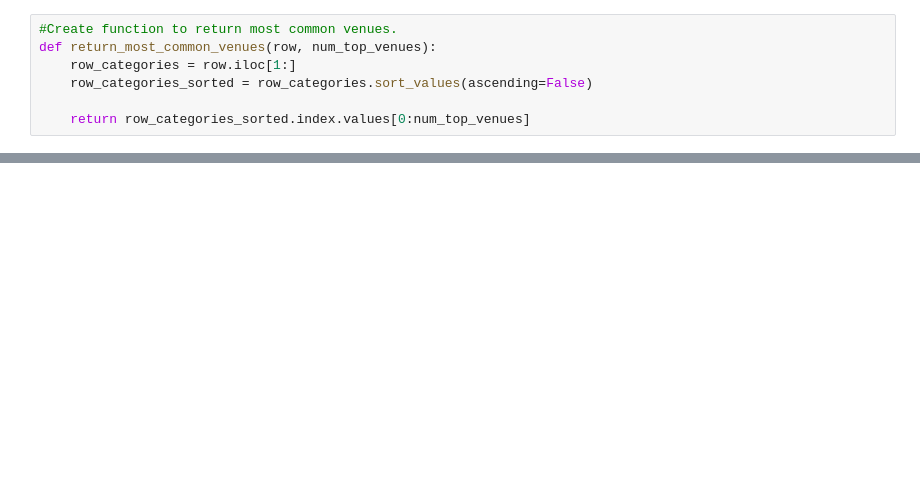
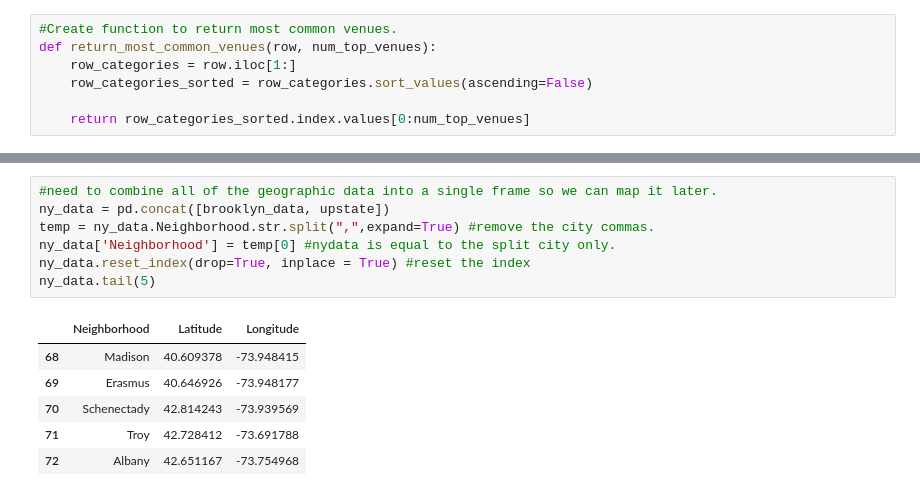
Before and after one commit to stryder518/Data_Science_Capstone, a Jupyter notebook: Data Science Capstone.ipynb, the cells around one changed output, grey strips where cells are left out. Drawn from its saved outputs; the diff is of its cells as text; blank space fills up the shorter version.

```diff
--- a/Data Science Capstone.ipynb
+++ b/Data Science Capstone.ipynb
@@ -478,0 +475,14 @@ NameError: name 'search_data' is not defined
+# %%
+#need to combine all of the geographic data into a single frame so we can map it later.
+ny_data = pd.concat([brooklyn_data, upstate])
+temp = ny_data.Neighborhood.str.split(",",expand=True) #remove the city commas.
+ny_data['Neighborhood'] = temp[0] #nydata is equal to the split city only.
+ny_data.reset_index(drop=True, inplace = True) #reset the index
+ny_data.tail(5)
+# %% [output]
+|  | Neighborhood | Latitude | Longitude |
+| 68 | Madison | 40.609378 | -73.948415 |
+| 69 | Erasmus | 40.646926 | -73.948177 |
+| 70 | Schenectady | 42.814243 | -73.939569 |
+| 71 | Troy | 42.728412 | -73.691788 |
+| 72 | Albany | 42.651167 | -73.754968 |
```
Also changed, not shown: parts of 12 cells of this notebook.
